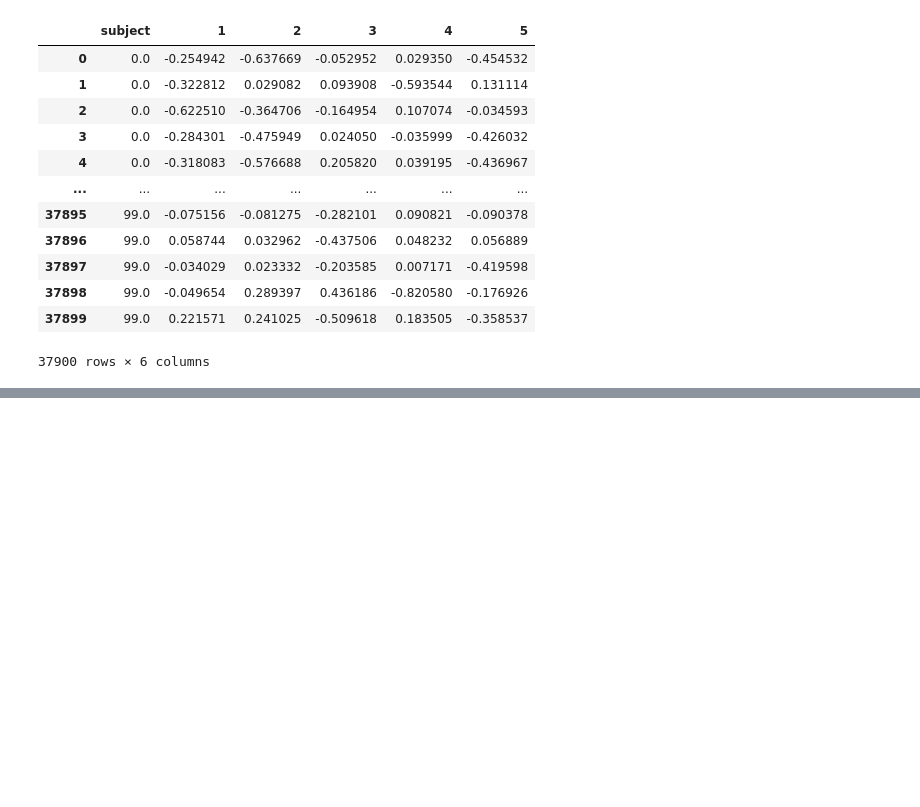
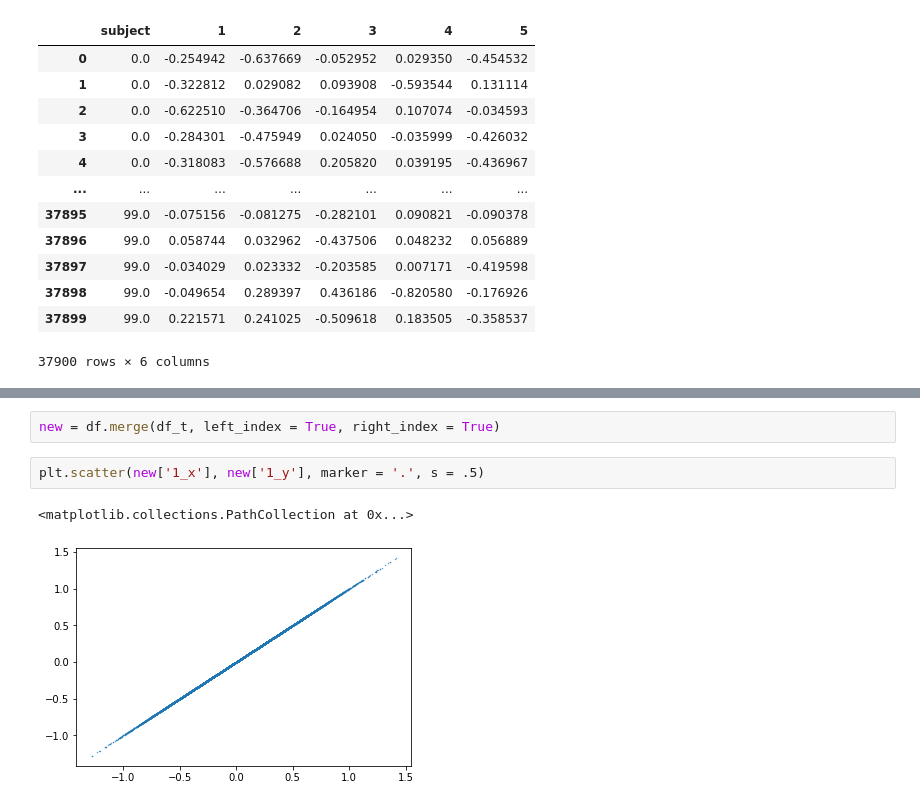
Before and after one commit to alec-flowers/machine-learning-cs433-p2, a Jupyter notebook: pipleline_vs_giulia.ipynb, the cells around one changed output, grey strips where cells are left out. Saved outputs shown, nothing was run; the diff lists cells and outputs as text; blank space fills up the shorter version.

```diff
--- a/pipleline_vs_giulia.ipynb
+++ b/pipleline_vs_giulia.ipynb
@@ -86,0 +88,7 @@ NameError: name 'df_b' is not defined
+# %%
+new = df.merge(df_t, left_index = True, right_index = True)
+# %%
+plt.scatter(new['1_x'], new['1_y'], marker = '.', s = .5)
+# %% [output]
+<matplotlib.collections.PathCollection at 0x...>
+[figure, added]
```
Also changed, not shown: parts of 12 cells of this notebook, 7 other files.
